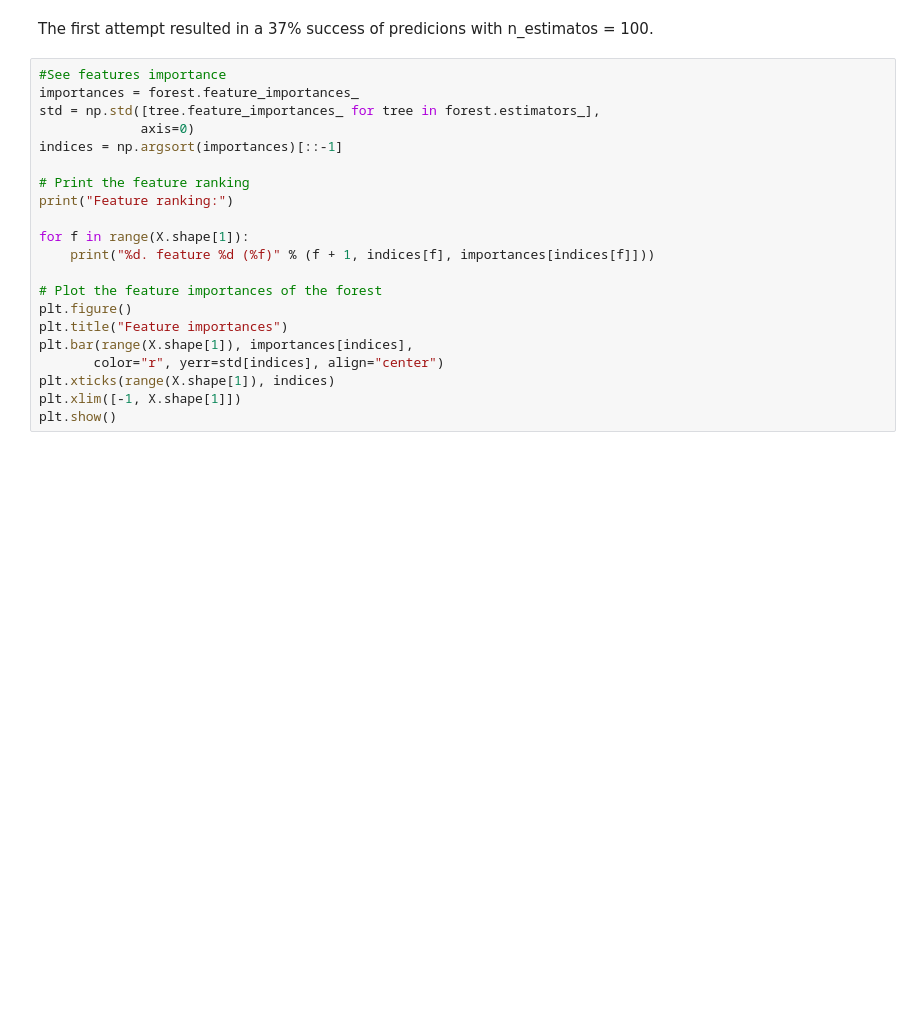
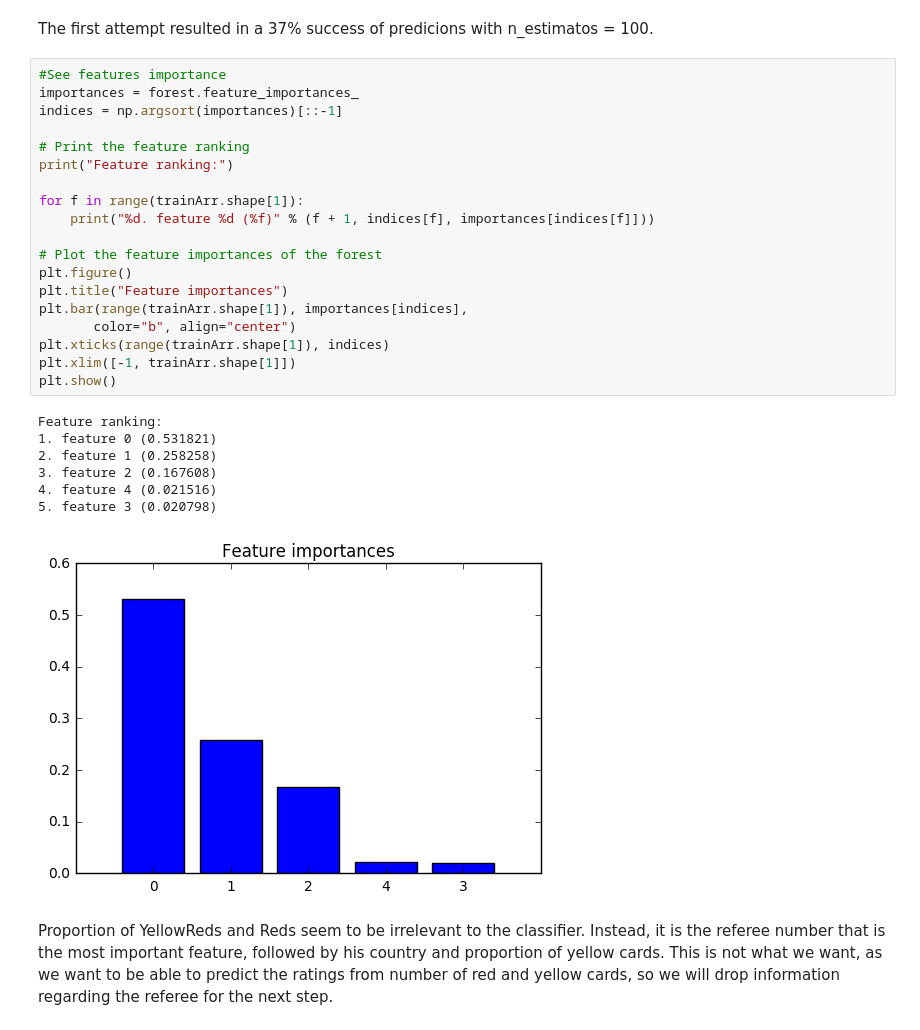
Before and after one commit to Merinorus/adaisawesome, a Jupyter notebook: Homework/04 - Applied ML/Homework04_Referees_teamawesome-Catarina.ipynb, the cells around one changed output. Saved outputs shown, nothing was run; the diff lists cells and outputs as text; blank space fills up the shorter version.

```diff
--- a/Homework/04 - Applied ML/Homework04_Referees_teamawesome-Catarina.ipynb
+++ b/Homework/04 - Applied ML/Homework04_Referees_teamawesome-Catarina.ipynb
@@ -387,21 +383,29 @@ The first attempt resulted in a 37% success of predicions with n_estimatos = 100
 # %%
 #See features importance
 importances = forest.feature_importances_
-std = np.std([tree.feature_importances_ for tree in forest.estimators_],
-             axis=0)
 indices = np.argsort(importances)[::-1]
 
 # Print the feature ranking
 print("Feature ranking:")
 
-for f in range(X.shape[1]):
+for f in range(trainArr.shape[1]):
     print("%d. feature %d (%f)" % (f + 1, indices[f], importances[indices[f]]))
 
 # Plot the feature importances of the forest
 plt.figure()
 plt.title("Feature importances")
-plt.bar(range(X.shape[1]), importances[indices],
-       color="r", yerr=std[indices], align="center")
-plt.xticks(range(X.shape[1]), indices)
-plt.xlim([-1, X.shape[1]])
+plt.bar(range(trainArr.shape[1]), importances[indices],
+       color="b", align="center")
+plt.xticks(range(trainArr.shape[1]), indices)
+plt.xlim([-1, trainArr.shape[1]])
 plt.show()
+# %% [output]
+Feature ranking:
+1. feature 0 (0.531821)
+2. feature 1 (0.258258)
+3. feature 2 (0.167608)
+4. feature 4 (0.021516)
+5. feature 3 (0.020798)
+[figure, added]
+# %% [markdown]
+Proportion of YellowReds and Reds seem to be irrelevant to the classifier. Instead, it is the referee number that is the most important feature, followed by his country and proportion of yellow cards. This is not what we want, as we want to be able to predict the ratings from number of red and yellow cards, so we will drop information regarding the referee for the next step.
```
Also changed, not shown: parts of 10 cells of this notebook, 2 other files.
